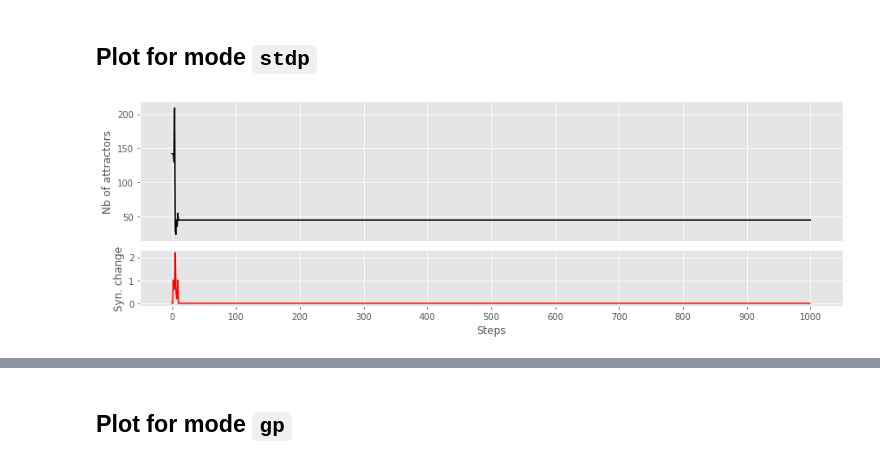
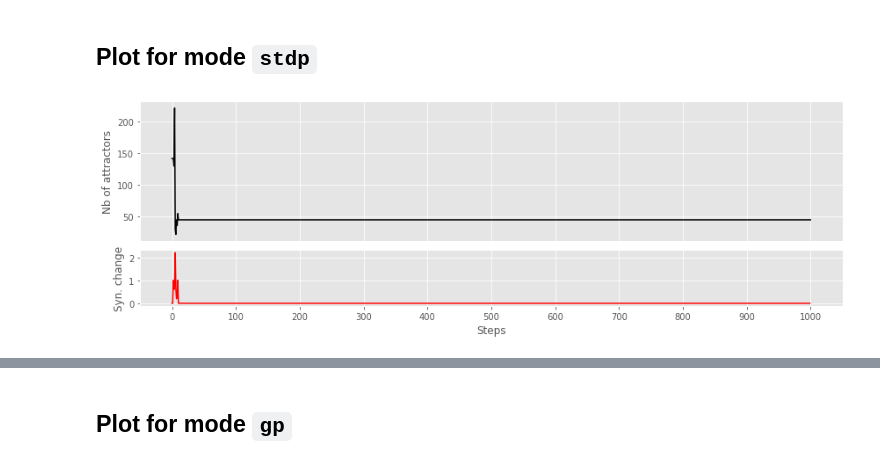
Before and after one commit to JeremCab/AttractorDynamics, a Jupyter notebook: runs/plots.ipynb, the cells around one changed output, grey strips where cells are left out. Cells and saved outputs as stored; diff of their text form; code cells hidden in the pictures.

Commit message:
Update plots slightly...

```diff
--- a/runs/plots.ipynb
+++ b/runs/plots.ipynb
@@ -38,37 +39,40 @@ def compute_abs_diffs(synapses_l):
 ## Plot for mode `stdp`
 # %%
 network = "random" # "bgt" "random"
-# %%
-filename = f"sim_{network}_stdp_1001_50_9_seed13_eta0.1.pkl"
-
-with open(filename, "rb") as fh:
-    results = pickle.load(fh)
-# %%
-nb_attractors, synapses_l = results[0], results[1]
-abs_diff_l = compute_abs_diffs(synapses_l)
-input_length = int(filename.split("_")[3])
 # %%
-fig, (ax1, ax2) = plt.subplots(2, 1, figsize=(12, 4), sharex=True, gridspec_kw={'height_ratios': [1, 0.4]})
+def plot_stdp(filename):
 
-# Plot number of attractors
-ax1.plot(range(input_length), nb_attractors, color='black', label='Number of Attractors')
-ax1.set_ylabel('Nb of attractors', size=12)
-ax1.grid(True)
-ax1.tick_params(bottom = False)
-# ## Add colored regions for each input chunk
-# for start, end in zip(t0s, t1s):
-#     ax1.axvspan(start, end, color='lightblue', alpha=0.5, label="input streams" if start == t0s[0] else "")
+    with open(filename, "rb") as fh:
+        results = pickle.load(fh)
 
-# Plot synaptic abs changes
-ax2.plot(range(input_length-1), abs_diff_l, color='red', alpha=1)
-ax2.set_xlabel('Steps', size=12)
-ax2.set_ylabel('Syn. change', size=12)
-ax2.set_xticks(range(0, input_length, 100))
-ax2.tick_params(axis='y')
-ax2.grid(True)
+    nb_attractors, synapses_l = results[0], results[1]
+    abs_diff_l = compute_abs_diffs(synapses_l)
+    input_length = int(filename.split("_")[5])
 
-fig.tight_layout()
-# plt.savefig("plots/STDP_19.pdf")
-plt.show()
+    fig, (ax1, ax2) = plt.subplots(2, 1, figsize=(12, 4), sharex=True, gridspec_kw={'height_ratios': [1, 0.4]})
+
+    # Plot number of attractors
+    ax1.plot(range(input_length), nb_attractors, color='black', label='Number of Attractors')
+    ax1.set_ylabel('Nb of attractors', size=12)
+    ax1.grid(True)
+    ax1.tick_params(bottom = False)
+    # ## Add colored regions for each input chunk
+    # for start, end in zip(t0s, t1s):
+    #     ax1.axvspan(start, end, color='lightblue', alpha=0.5, label="input streams" if start == t0s[0] else "")
+
+    # Plot synaptic abs changes
+    ax2.plot(range(input_length-1), abs_diff_l, color='red', alpha=1)
+    ax2.set_xlabel('Steps', size=12)
+    ax2.set_ylabel('Syn. change', size=12)
+    ax2.set_xticks(range(0, input_length, 100))
+    ax2.tick_params(axis='y')
+    ax2.grid(True)
+
+    fig.tight_layout()
+    # plt.savefig("plots/STDP_19.pdf")
+    plt.show()
-# %% [output]
-[figure, removed]
+# %%
+filename = f"sim_random_7nodes/sim_{network}_stdp_1001_50_0_seed13_eta0.1.pkl"
+plot_stdp(filename)
+# %% [output]
+[figure, added]
```
Also changed, not shown: parts of 4 cells of this notebook, 1 other file.
